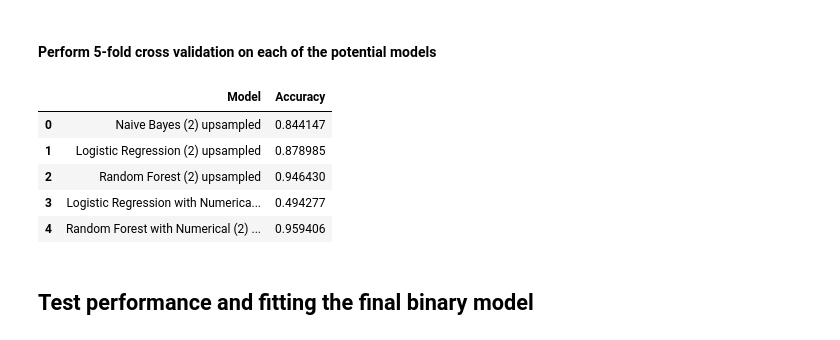
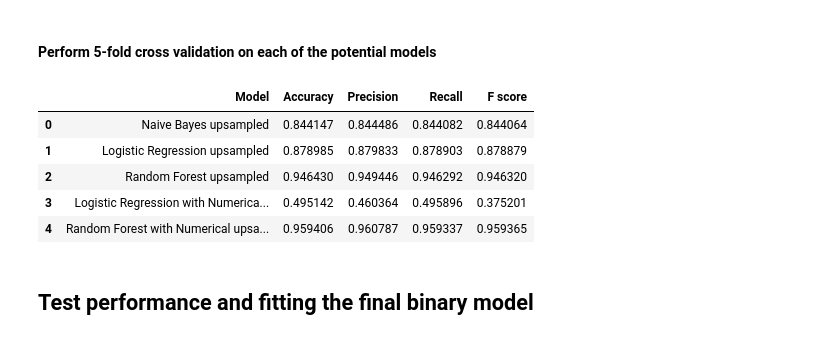
Before and after one commit to lcoda/Twitter-Climate-Change-Sentiment-Analysis, a Jupyter notebook: Initial Model Fitting.ipynb, the cells around one changed output. Cells and saved outputs as stored; diff of their text form; code cells hidden in the pictures.

```diff
--- a/Initial Model Fitting.ipynb
+++ b/Initial Model Fitting.ipynb
@@ -93,20 +97,23 @@ rf = random_forest(X_train["clean text"].values, y_train.values)
 log_with_numeric = logistic(X_train["clean text"].values, y_train.values, X_train_numerical.values)
 rf_with_numeric = random_forest(X_train["clean text"].values, y_train.values, X_train_numerical.values)
 # %%
-binary_df_ups = pd.DataFrame(data ={'Model':['Naive Bayes (2) upsampled',
-                                             'Logistic Regression (2) upsampled',
-                                             'Random Forest (2) upsampled',
-                                             'Logistic Regression with Numerical (2) upsampled',
-                                             'Random Forest with Numerical (2) upsampled'],
-                                    'Accuracy': [nb,log,rf,log_with_numeric,rf_with_numeric] } )
+binary_df_ups = pd.DataFrame(data ={'Model':['Naive Bayes upsampled',
+                                             'Logistic Regression upsampled',
+                                             'Random Forest upsampled',
+                                             'Logistic Regression with Numerical upsampled',
+                                             'Random Forest with Numerical upsampled'],
+                                    'Accuracy': [nb[0],log[0],rf[0],log_with_numeric[0],rf_with_numeric[0]],
+                                    'Precision': [nb[1],log[1],rf[1],log_with_numeric[1],rf_with_numeric[1]],
+                                    'Recall': [nb[2],log[2],rf[2],log_with_numeric[2],rf_with_numeric[2]],
+                                    'F score': [nb[3],log[3],rf[3],log_with_numeric[3],rf_with_numeric[3]]})
 binary_df_ups
 # %% [output]
-|  | Model | Accuracy |
-| 0 | Naive Bayes (2) upsampled | 0.844147 |
-| 1 | Logistic Regression (2) upsampled | 0.878985 |
-| 2 | Random Forest (2) upsampled | 0.946430 |
-| 3 | Logistic Regression with Numerica... | 0.494277 |
-| 4 | Random Forest with Numerical (2) ... | 0.959406 |
+|  | Model | Accuracy | Precision | Recall | F score |
+| 0 | Naive Bayes upsampled | 0.844147 | 0.844486 | 0.844082 | 0.844064 |
+| 1 | Logistic Regression upsampled | 0.878985 | 0.879833 | 0.878903 | 0.878879 |
+| 2 | Random Forest upsampled | 0.946430 | 0.949446 | 0.946292 | 0.946320 |
+| 3 | Logistic Regression with Numerica... | 0.495142 | 0.460364 | 0.495896 | 0.375201 |
+| 4 | Random Forest with Numerical upsa... | 0.959406 | 0.960787 | 0.959337 | 0.959365 |
 # %% [markdown]
 ## Test performance and fitting the final binary model
 # %%
```
Also changed, not shown: parts of 6 cells of this notebook, 1 other file.
